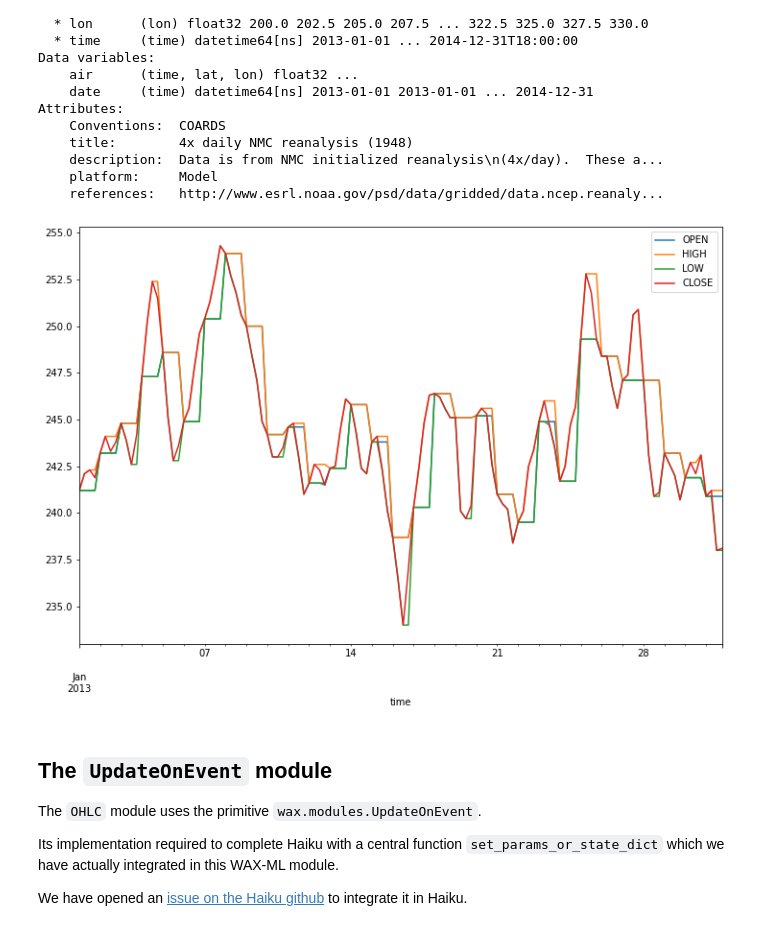
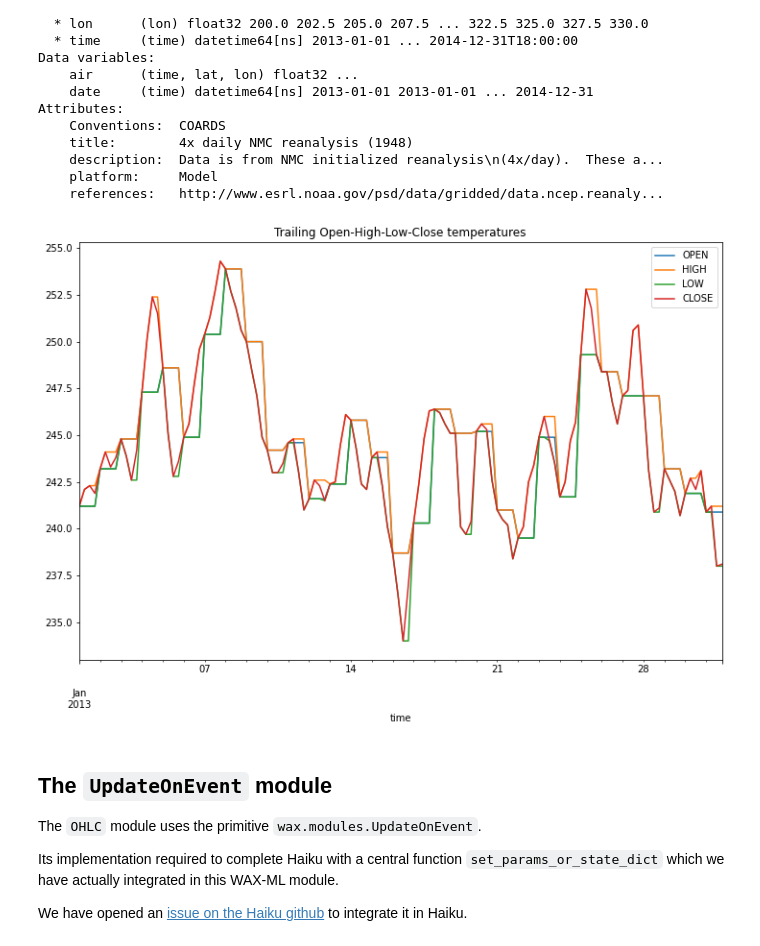
Before and after one commit to eserie/wax-ml, a Jupyter notebook: docs/notebooks/03_ohlc_temperature.ipynb, the cells around one changed output. Cells and saved outputs as stored; diff of their text form; code cells hidden in the pictures.

```diff
--- a/docs/notebooks/03_ohlc_temperature.ipynb
+++ b/docs/notebooks/03_ohlc_temperature.ipynb
@@ -61,9 +63,9 @@ output, state = dataset.wax.stream().apply(
 output = xr.Dataset(output._asdict())
 # %%
 df = output.isel(lat=0, lon=0).drop(["lat", "lon"]).to_pandas().loc["2013-01"]
-_ = df.plot(figsize=(12, 8))
+_ = df.plot(figsize=(12, 8), title="Trailing Open-High-Low-Close temperatures")
 # %% [output]
-[figure, old version]
+[figure, new version]
 # %% [markdown]
 ## The `UpdateOnEvent` module
 
```
Also changed, not shown: parts of 1 cell of this notebook, 6 other files.
